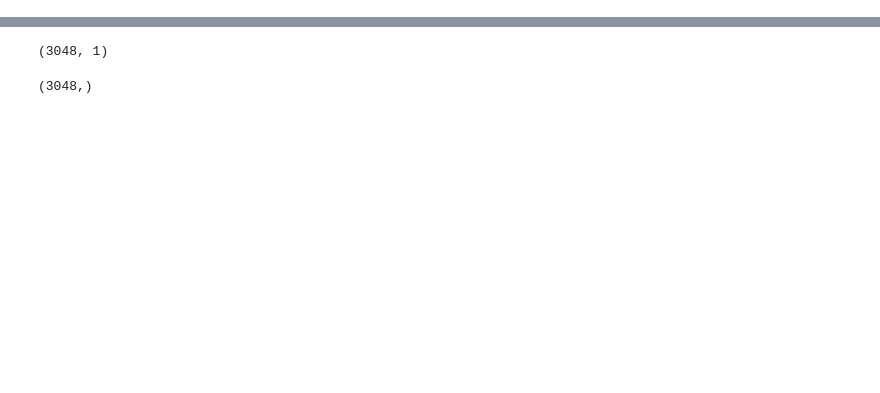
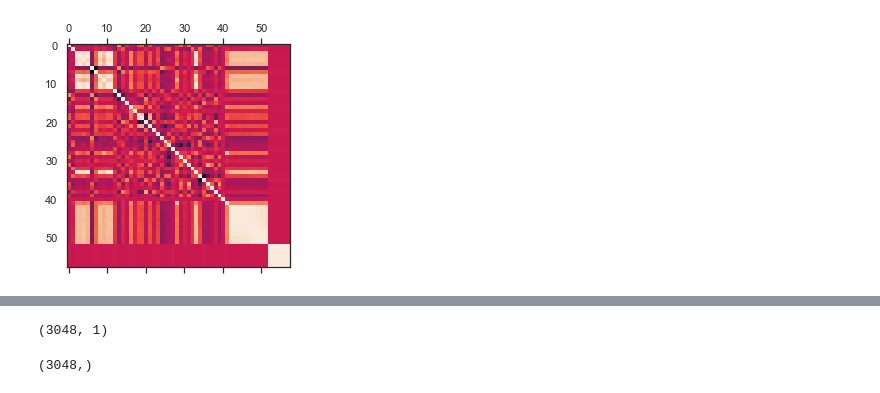
Before and after one commit to stephenanayashilliard/Covid_and_Politics, a Jupyter notebook: ml_seg2/linear_model.ipynb, the cells around one changed output, grey strips where cells are left out. Cells and saved outputs as stored; diff of their text form; code cells hidden in the pictures; blank space fills up the shorter version.

```diff
--- a/ml_seg2/linear_model.ipynb
+++ b/ml_seg2/linear_model.ipynb
@@ -22,0 +44,5 @@ county_df.head()
+# %%
+plt.matshow(county_df.corr())
+plt.show()
+# %% [output]
+[figure, added]
```
Also changed, not shown: parts of 26 cells of this notebook, 3 other files.
